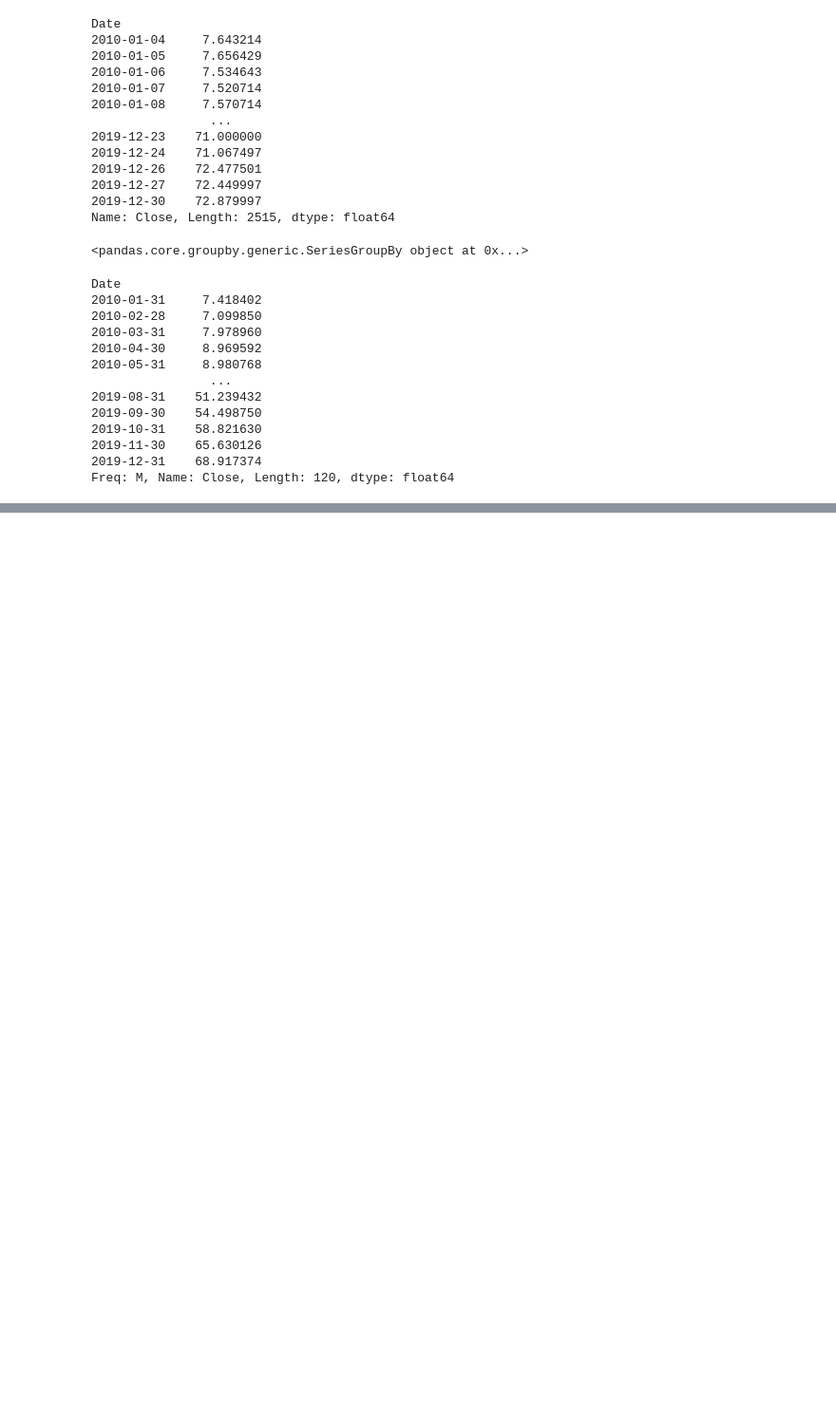
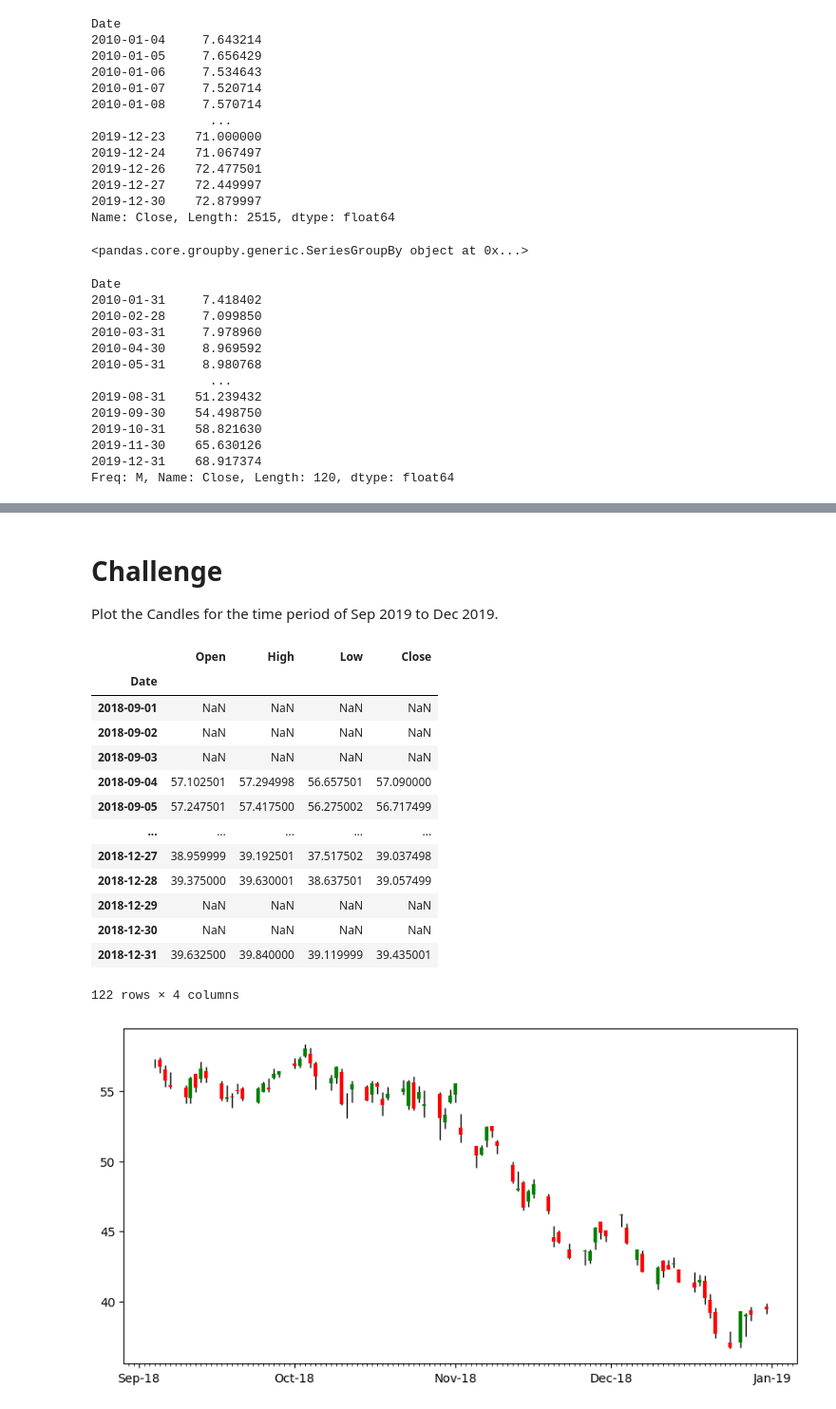
Before and after one commit to johnzea/LinkedInPythonFinance, a Jupyter notebook: Loading Data and Visualizations.ipynb, the cells around one changed output, grey strips where cells are left out. Shown at 95% size. Saved outputs shown, nothing was run; the diff lists cells and outputs as text; code cells hidden in the pictures; blank space fills up the shorter version.

```diff
--- a/Loading Data and Visualizations.ipynb
+++ b/Loading Data and Visualizations.ipynb
@@ -246,0 +292,30 @@ Freq: M, Name: Close, Length: 120, dtype: float64
+# %% [markdown]
+# Challenge
+Plot the Candles for the time period of Sep 2019 to Dec 2019.
+# %%
+fig, ax = plt.subplots(figsize=(10, 5))
+
+(raw
+ .iloc[:, ::2]
+ .pipe(fix_cols)
+ .resample('d')
+ .agg({'Open': 'first', 'High': 'max', 'Low': 'min', 'Close': 'last'})
+ .loc['sep 2018': 'dec 2018']
+ .pipe(plot_candle, ax)
+)
+# %% [output]
+|  | Open | High | Low | Close |
+| Date |  |  |  |  |
+| 2018-09-01 | NaN | NaN | NaN | NaN |
+| 2018-09-02 | NaN | NaN | NaN | NaN |
+| 2018-09-03 | NaN | NaN | NaN | NaN |
+| 2018-09-04 | 57.102501 | 57.294998 | 56.657501 | 57.090000 |
+| 2018-09-05 | 57.247501 | 57.417500 | 56.275002 | 56.717499 |
+| ... | ... | ... | ... | ... |
+| 2018-12-27 | 38.959999 | 39.192501 | 37.517502 | 39.037498 |
+| 2018-12-28 | 39.375000 | 39.630001 | 38.637501 | 39.057499 |
+| 2018-12-29 | NaN | NaN | NaN | NaN |
+| 2018-12-30 | NaN | NaN | NaN | NaN |
+| 2018-12-31 | 39.632500 | 39.840000 | 39.119999 | 39.435001 |
+122 rows × 4 columns
+[figure, added]
```
Also changed, not shown: parts of 30 cells of this notebook.
